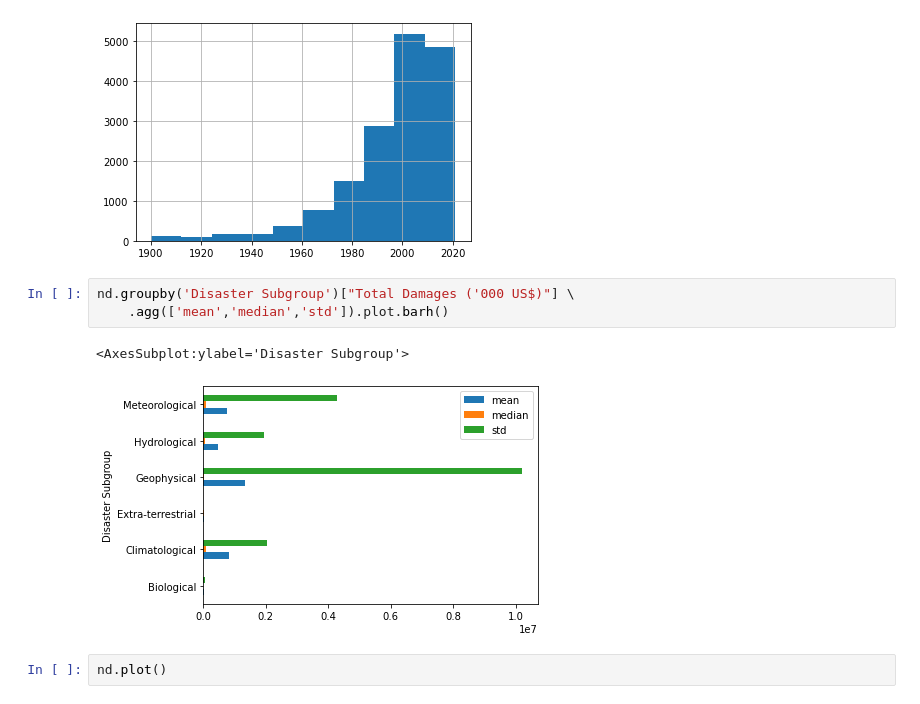
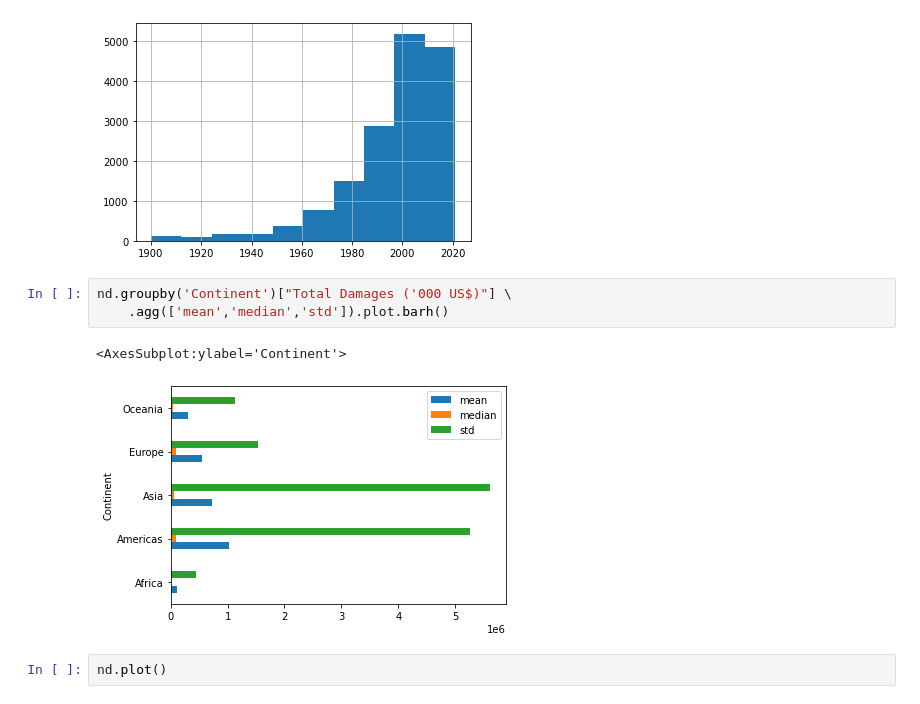
Before and after one commit to hekaplex/2022_01_DSI_WD, a Jupyter notebook: Alex/py/capstone.ipynb, the cells around one changed output. Drawn from its saved outputs; the diff is of its cells as text.

```diff
--- a/Alex/py/capstone.ipynb
+++ b/Alex/py/capstone.ipynb
@@ -166,11 +324,11 @@ nd.Year.hist()
 <AxesSubplot:>
 [figure]
 # %%
-nd.groupby('Disaster Subgroup')["Total Damages ('000 US$)"] \
+nd.groupby('Continent')["Total Damages ('000 US$)"] \
     .agg(['mean','median','std']).plot.barh()
 # %% [output]
-<AxesSubplot:ylabel='Disaster Subgroup'>
+<AxesSubplot:ylabel='Continent'>
-[figure, old version]
+[figure, new version]
 # %%
 nd.plot()
 # %% [output]
```
Also changed, not shown: parts of 24 cells of this notebook.
